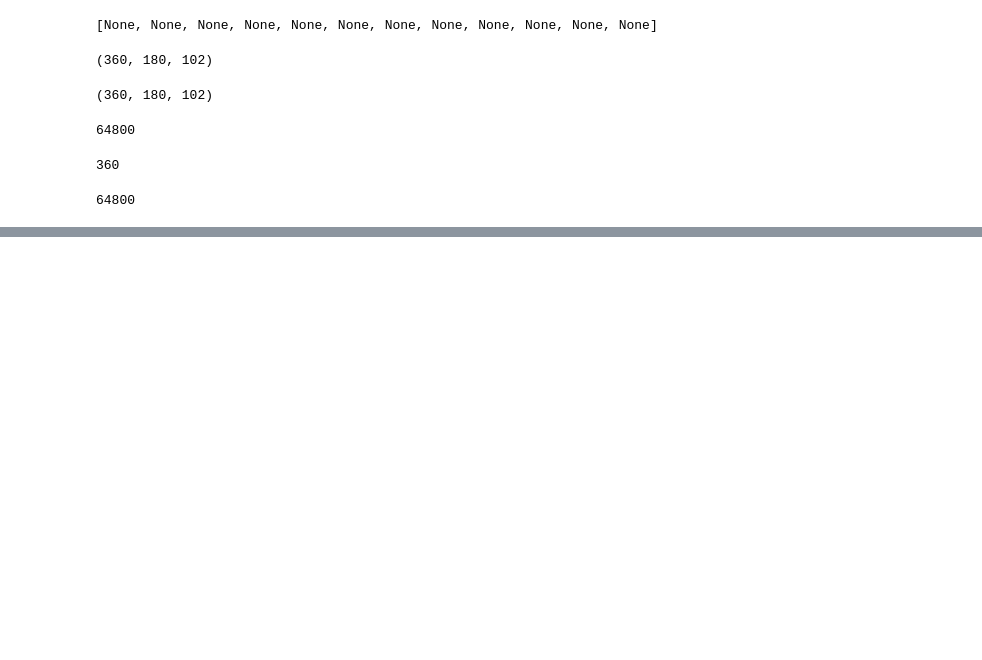
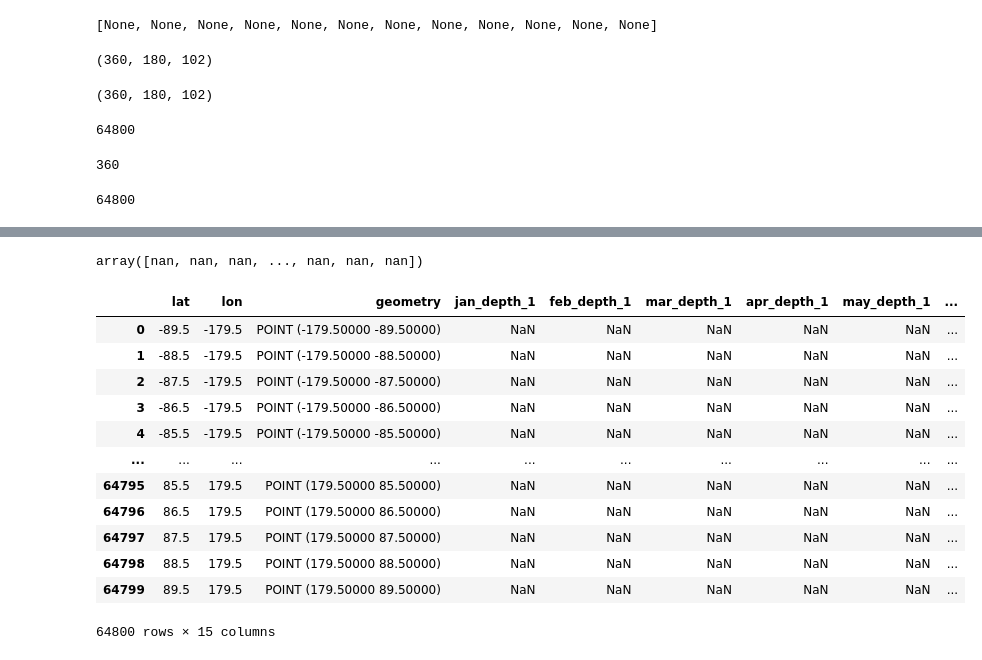
Before and after one commit to varunpatro1/ammonia_OBEG, a Jupyter notebook: grid_processing.ipynb, the cells around one changed output, grey strips where cells are left out. Saved outputs shown, nothing was run; the diff lists cells and outputs as text; code cells hidden in the pictures; blank space fills up the shorter version.

```diff
--- a/grid_processing.ipynb
+++ b/grid_processing.ipynb
@@ -96,0 +106,12 @@ months[0].shape
+# %%
+feb_depth_1 = months[1,:,:,0]
+mar_depth_1 = months[0,:,:,0]
+apr_depth_1 = months[0,:,:,0]
+may_depth_1 = months[0,:,:,0]
+jun_depth_1 = months[0,:,:,0]
+jul_depth_1 = months[0,:,:,0]
+aug_depth_1 = months[0,:,:,0]
+sep_depth_1 = months[0,:,:,0]
+octo_depth_1 = months[9,:,:,0]
+nov_depth_1 = months[10,:,:,0]
+dec_depth_1 = months[11,:,:,0]
@@ -99,0 +167,17 @@ months[0].shape
+# %%
+jan_depth_1_flat = jan_depth_1.ravel()
+feb_depth_1_flat = feb_depth_1.ravel()
+mar_depth_1_flat = mar_depth_1.ravel()
+apr_depth_1_flat = apr_depth_1.ravel()
+may_depth_1_flat = may_depth_1.ravel()
+jun_depth_1_flat = jun_depth_1.ravel()
+jul_depth_1_flat = jul_depth_1.ravel()
+aug_depth_1_flat = aug_depth_1.ravel()
+sep_depth_1_flat = sep_depth_1.ravel()
+octo_depth_1_flat = octo_depth_1.ravel()
+nov_depth_1_flat = nov_depth_1.ravel()
+dec_depth_1_flat = dec_depth_1.ravel()
+# %%
+feb_depth_1_flat
+# %% [output]
+array([nan, nan, nan, ..., nan, nan, nan])
@@ -99,0 +198,16 @@ months[0].shape
+# %%
+df
+# %% [output]
+|  | lat | lon | geometry | jan_depth_1 | feb_depth_1 | mar_depth_1 | apr_depth_1 | may_depth_1 | ... |
+| 0 | -89.5 | -179.5 | POINT (-179.50000 -89.50000) | NaN | NaN | NaN | NaN | NaN | ... |
+| 1 | -88.5 | -179.5 | POINT (-179.50000 -88.50000) | NaN | NaN | NaN | NaN | NaN | ... |
+| 2 | -87.5 | -179.5 | POINT (-179.50000 -87.50000) | NaN | NaN | NaN | NaN | NaN | ... |
+| 3 | -86.5 | -179.5 | POINT (-179.50000 -86.50000) | NaN | NaN | NaN | NaN | NaN | ... |
+| 4 | -85.5 | -179.5 | POINT (-179.50000 -85.50000) | NaN | NaN | NaN | NaN | NaN | ... |
+| ... | ... | ... | ... | ... | ... | ... | ... | ... | ... |
+| 64795 | 85.5 | 179.5 | POINT (179.50000 85.50000) | NaN | NaN | NaN | NaN | NaN | ... |
+| 64796 | 86.5 | 179.5 | POINT (179.50000 86.50000) | NaN | NaN | NaN | NaN | NaN | ... |
+| 64797 | 87.5 | 179.5 | POINT (179.50000 87.50000) | NaN | NaN | NaN | NaN | NaN | ... |
+| 64798 | 88.5 | 179.5 | POINT (179.50000 88.50000) | NaN | NaN | NaN | NaN | NaN | ... |
+| 64799 | 89.5 | 179.5 | POINT (179.50000 89.50000) | NaN | NaN | NaN | NaN | NaN | ... |
+64800 rows × 15 columns
```
Also changed, not shown: parts of 19 cells of this notebook.
